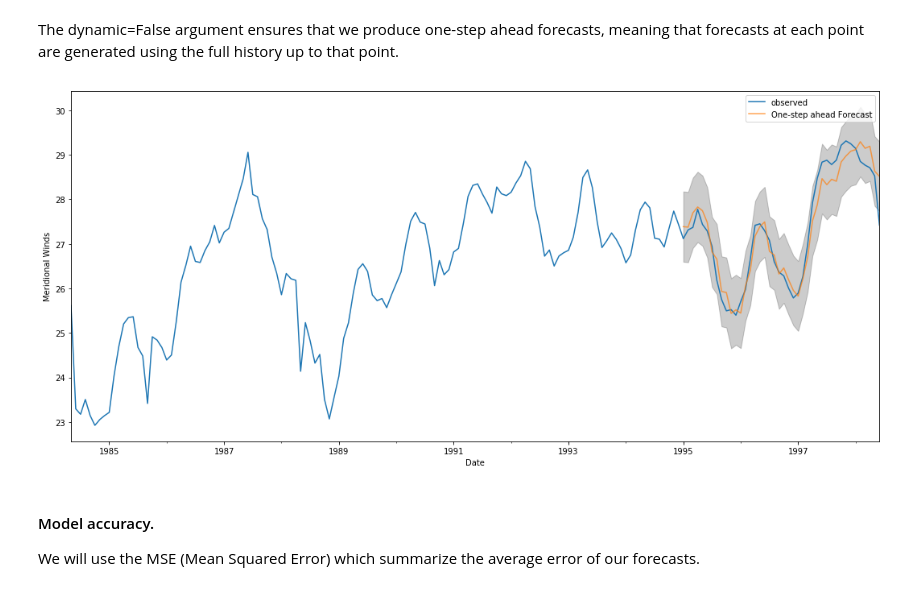
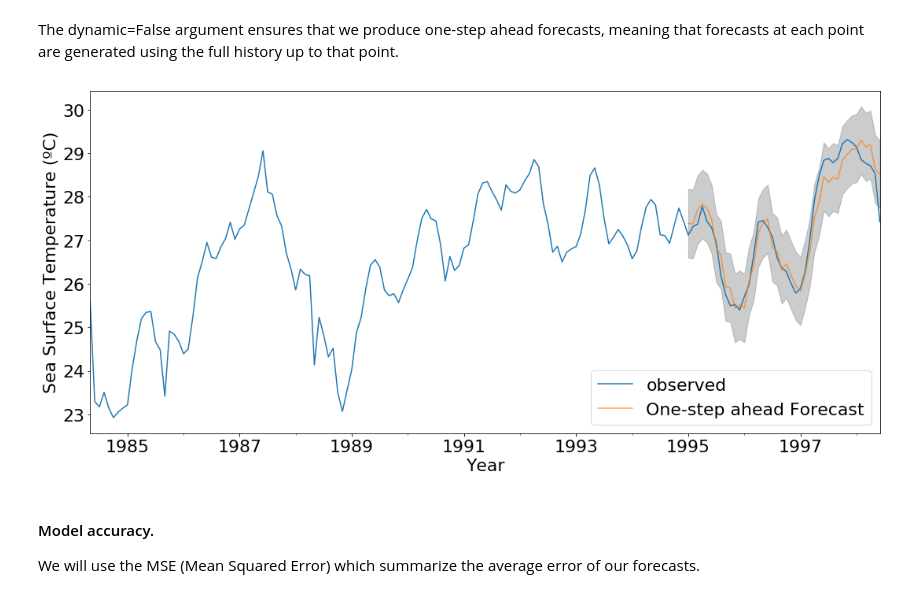
Before and after one commit to dvsun/Final_Project, a Jupyter notebook: Analysis/Time-Series-Analysis-ONI for Sea Surface Temperature.ipynb, the cells around one changed output. Saved outputs shown, nothing was run; the diff lists cells and outputs as text; code cells hidden in the pictures.

```diff
--- a/Analysis/Time-Series-Analysis-ONI for Sea Surface Temperature.ipynb
+++ b/Analysis/Time-Series-Analysis-ONI for Sea Surface Temperature.ipynb
@@ -312,21 +311,23 @@ pred_ci = pred.conf_int()
 # %% [markdown]
 The dynamic=False argument ensures that we produce one-step ahead forecasts, meaning that forecasts at each point are generated using the full history up to that point.
 # %%
+matplotlib.rcParams.update({'font.size': 22})
+
 ax = y_rev['1980':].plot(label='observed')
 pred.predicted_mean.plot(ax=ax, label='One-step ahead Forecast', alpha=.7)
 
 ax.fill_between(pred_ci.index,
                 pred_ci.iloc[:, 0],
                 pred_ci.iloc[:, 1], color='k', alpha=.2)
 
-ax.set_xlabel('Date')
-ax.set_ylabel('Meridional Winds')
+ax.set_xlabel('Year')
+ax.set_ylabel('Sea Surface Temperature (ºC)')
 plt.legend()
 
 
 plt.show()
 # %% [output]
-[figure, old version]
+[figure, new version]
 # %% [markdown]
 #### Model accuracy.
 We will use the MSE (Mean Squared Error) which summarize the average error of our forecasts.
```
Also changed, not shown: parts of 22 cells of this notebook, 3 other files.
